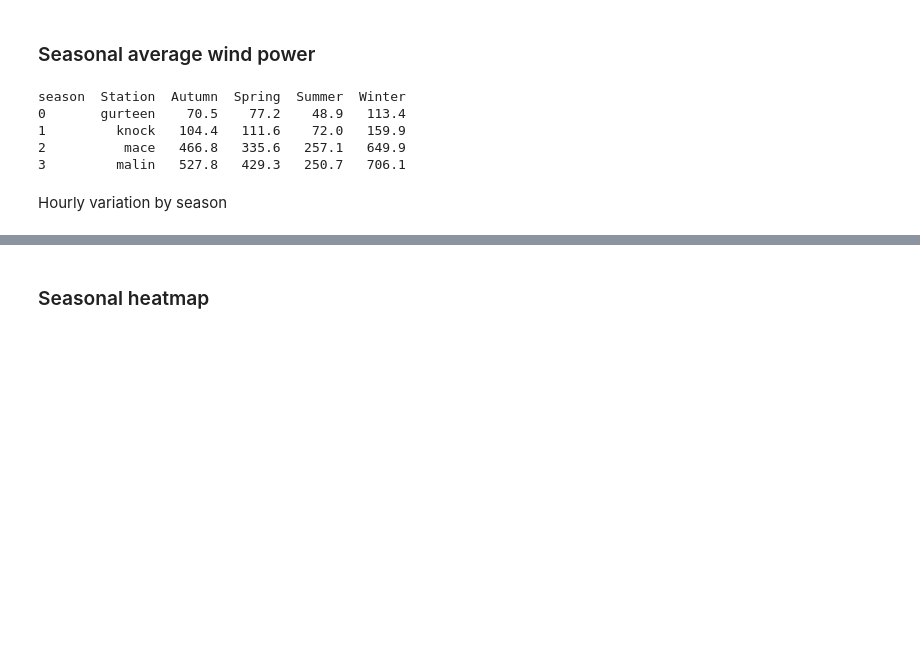
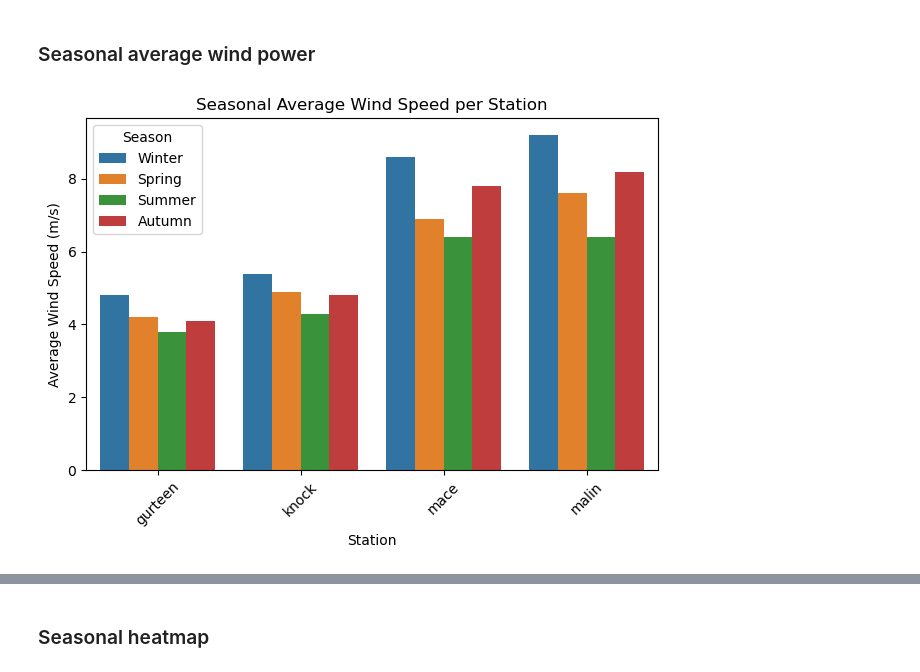
Before and after one commit to vanelyraa/programming-for-data-analytics, a Jupyter notebook: project/project.ipynb, the cells around one changed output, grey strips where cells are left out. Cells and saved outputs as stored; diff of their text form; code cells hidden in the pictures; blank space fills up the shorter version.

```diff
--- a/project/project.ipynb
+++ b/project/project.ipynb
@@ -575,10 +590,11 @@ for key in all_stations:
     FROM {table_name}"""
 
     # Running query on Database, loading result to a dataframe and rounding results to one decimal
-    result6 = pd.read_sql(query6, conn).round(1)
+    result6 = pd.read_sql(query6, conn).round(1).rename(columns={"active_wind_perc": "Active wind (%)"})
     result6["Station"] = key # Adding a new column with station names
     active_values.append(result6) # Appending each result to variable active_values
 
 # Concating data from all stations to one dataframe
 active_df = pd.concat(active_values, ignore_index=True)
-# print(active_df)
+print("\n Wind Farms Active Frequency")
+print(active_df)
@@ -609,10 +633,10 @@ for key in all_stations:
     FROM {table_name}"""
 
     # Running query on Database, loading result to a dataframe and rounding results to one decimal
-    result = pd.read_sql(query, conn).round(1)
+    result = pd.read_sql(query, conn).round(1).rename(columns={"light_wind_perc": "Light wind (%)","strong_wind_perc":"Strong Wind (%)"})
     result["Station"] = key # Adding a new column with station names
     downtime_values.append(result) # Appending each result to variable downtime_values
 
 # Concating data from all stations to one dataframe
 downtime_df = pd.concat(downtime_values, ignore_index=True)
-#print(downtime_df)
+print(downtime_df)
@@ -652,6 +684,7 @@ https://www.geeksforgeeks.org/python/create-a-stacked-bar-plot-in-matplotlib/
 # %%
 # Variable to store wind power by season
 season_wdpw = []
+seasons = ["Winter", "Spring", "Summer", "Autumn"]
 
 # Loop through stations from all_stations
 for key in all_stations:
@@ -664,43 +697,45 @@ for key in all_stations:
     SELECT
         CASE
             WHEN strftime("%m", date) IN ("12","01","02") THEN "Winter"
             WHEN strftime("%m", date) IN ("03","04","05") THEN "Spring"
             WHEN strftime("%m", date) IN ("06","07","08") THEN "Summer"
             ELSE "Autumn"
         END AS season,
-        AVG(wind_power) AS avg_season
+        AVG(ms_wdsp) AS avg_season
     FROM {table_name}
     GROUP BY
         CASE
             WHEN strftime("%m", date) IN ("12","01","02") THEN "Winter"
             WHEN strftime("%m", date) IN ("03","04","05") THEN "Spring"
             WHEN strftime("%m", date) IN ("06","07","08") THEN "Summer"
             ELSE "Autumn"
         END
     """
 
     # Running query on Database, loading result to a dataframe and rounding results to one decimal
     result1 = pd.read_sql(query1, conn).round(1)
     result1["Station"] = key # Adding a new column with station names
     season_wdpw.append(result1) # Appending each result to variable season_wdpw
 
 # Concating data from all stations to one dataframe
 season_df = pd.concat(season_wdpw, ignore_index=True)
 
 # Pivoting data for visualization
-season_pvt = season_df.pivot(
-    index="Station",
-    columns="season",
-    values="avg_season")
+season_pvt = season_df.pivot(index="Station", columns="season", values="avg_season")
 
 # Turning station from index to a normal column
 season_pvt = season_pvt.reset_index()
-print(season_pvt)
+# print(season_pvt)
+
+season_plot = season_pvt.melt(id_vars="Station", value_vars=seasons, var_name="season", value_name="AvgWindSpeed")
+
+sb.barplot(data=season_plot,x="Station",y="AvgWindSpeed",hue="season")
+
+plt.ylabel("Average Wind Speed (m/s)")
+plt.title("Seasonal Average Wind Speed per Station")
+plt.xticks(rotation=45)
+plt.legend(title="Season")
+plt.tight_layout()
+plt.show()
 # %% [output]
-season  Station  Autumn  Spring  Summer  Winter
-0       gurteen    70.5    77.2    48.9   113.4
-1         knock   104.4   111.6    72.0   159.9
-2          mace   466.8   335.6   257.1   649.9
-3         malin   527.8   429.3   250.7   706.1
+[figure, added]
-# %% [markdown]
-Hourly variation by season
```
Also changed, not shown: parts of 19 cells of this notebook.
